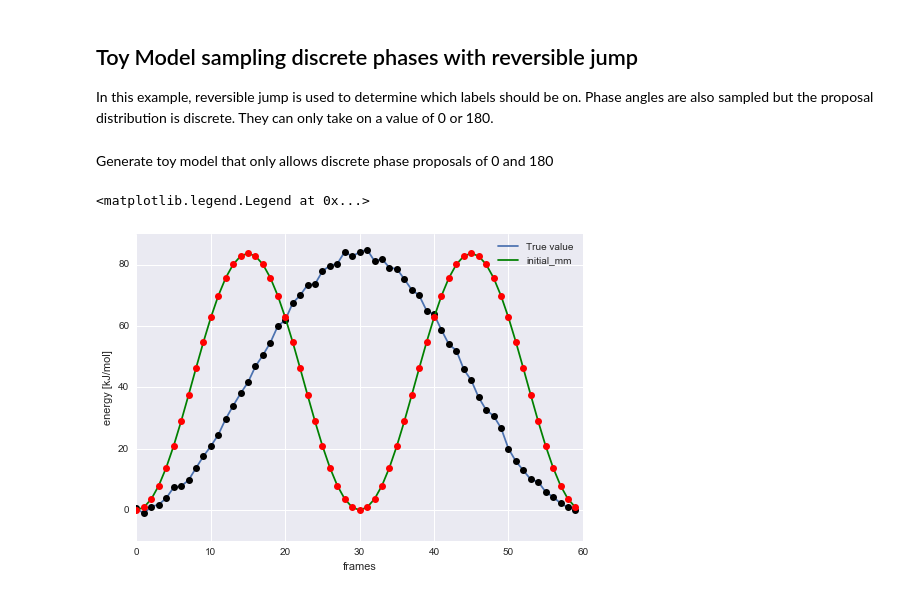
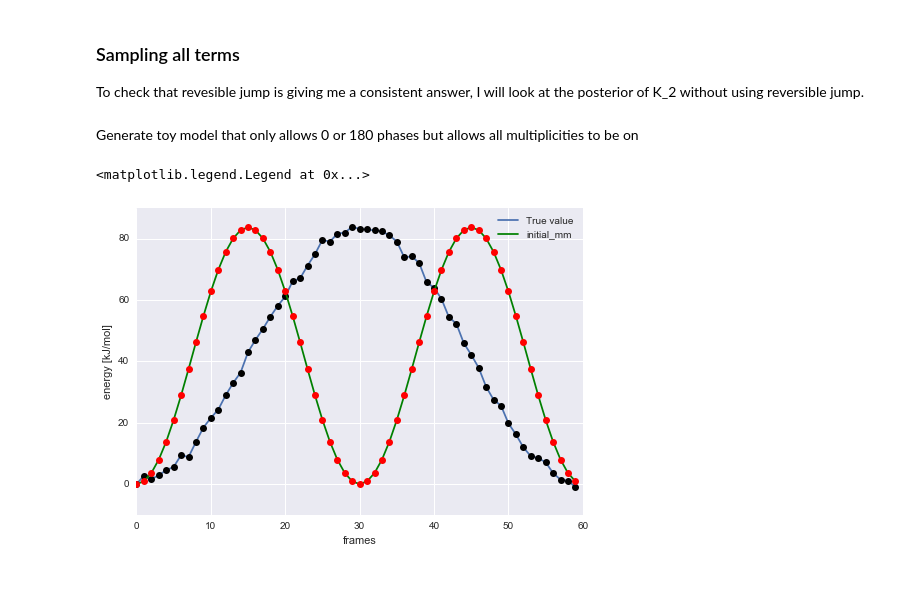
Before and after one commit to choderalab/torsionfit_examples, a Jupyter notebook: synthetic_data/discrete/Toy_model.ipynb, the cells around one changed output. Drawn from its saved outputs; the diff is of its cells as text; code cells hidden in the pictures.

```diff
--- a/synthetic_data/discrete/Toy_model.ipynb
+++ b/synthetic_data/discrete/Toy_model.ipynb
@@ -1,6 +1,6 @@
-# %% [markdown]
-## Toy Model sampling discrete phases with reversible jump
-In this example, reversible jump is used to determine which labels should be on. Phase angles are also sampled but the proposal distribution is discrete. They can only take on a value of 0 or 180.
+# %% [markdown]
+### Sampling all terms
+To check that revesible jump is giving me a consistent answer, I will look at the posterior of K_2 without using reversible jump.
 # %%
 %matplotlib inline
 import matplotlib.pyplot as plt
@@ -14,18 +15,15 @@ import torsionfit.backends.sqlite_plus as db
+# %% [markdown]
+Generate toy model that only allows 0 or 180 phases but allows all multiplicities to be on
 # %%
-toy = ToyModel(true_value=DihedralType(10, 1, 180, 1, 1), initial_value=DihedralType(10, 2, 180, 1, 1), n_increments=30,
-              sample_phase=True, rj=True)
+toy = ToyModel(true_value=DihedralType(10, 1, 180, 1, 1), initial_value=DihedralType(10, 2, 180, 1, 1),
+               n_increments=30, sample_phase=True, rj=False)
+plt.plot(toy.synthetic_energy, label='True value')
+plt.plot(toy.synthetic_energy, 'ko')
+plt.xlabel('frames')
+plt.ylabel('energy [kJ/mol]')
+plt.plot(toy.scan_set.mm_energy, color='g', label='initial_mm')
+plt.plot(toy.scan_set.initial_mm, 'ko', color='r')
+plt.legend()
+# %% [output]
+<matplotlib.legend.Legend at 0x...>
+[figure, added]
-# %% [markdown]
-Generate toy model that only allows discrete phase proposals of 0 and 180
-# %%
-toy = ToyModel(true_value=DihedralType(10, 1, 180, 1, 1), initial_value=DihedralType(10, 2, 180, 1, 1), n_increments=30,
-              sample_phase=True, rj=True)
-plt.plot(toy.synthetic_energy, label='True value')
-plt.plot(toy.synthetic_energy, 'ko')
-plt.xlabel('frames')
-plt.ylabel('energy [kJ/mol]')
-plt.plot(toy.scan_set.mm_energy, color='g', label='initial_mm')
-plt.plot(toy.scan_set.initial_mm, 'ko', color='r')
-plt.legend()
-# %% [output]
-<matplotlib.legend.Legend at 0x...>
-[figure, removed]
```
Also changed, not shown: parts of 26 cells of this notebook, 19 other files.
